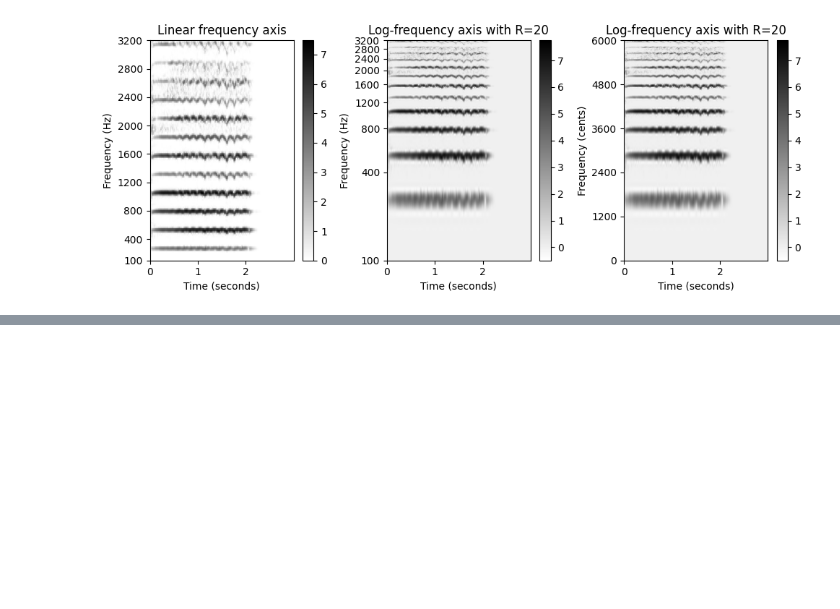
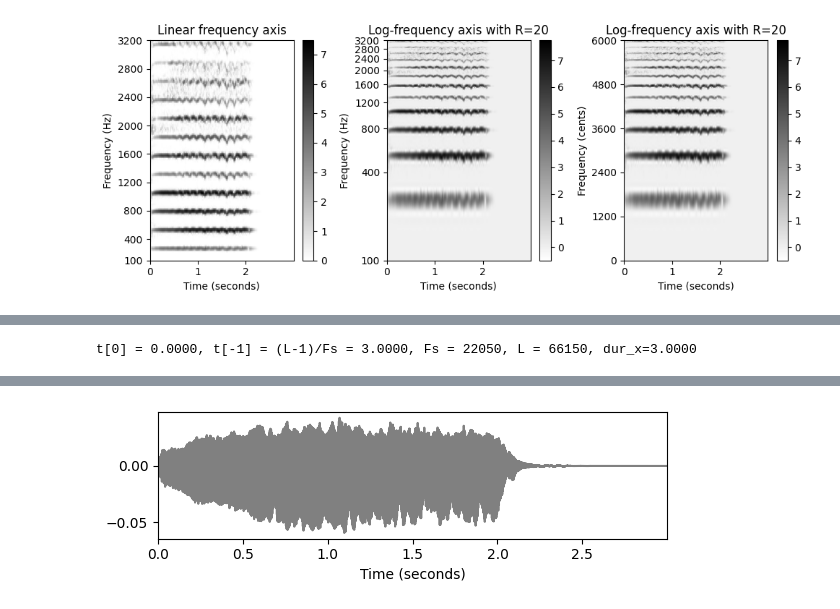
Before and after one commit to jo-cho/mir_kr, a Jupyter notebook: Notebooks/3. Fourier Analysis/4.STFT2.ipynb, the cells around one changed output, grey strips where cells are left out. Saved outputs shown, nothing was run; the diff lists cells and outputs as text; code cells hidden in the pictures; blank space fills up the shorter version.

```diff
--- a/Notebooks/3. Fourier Analysis/4.STFT2.ipynb
+++ b/Notebooks/3. Fourier Analysis/4.STFT2.ipynb
@@ -605,0 +663,18 @@ plt.tight_layout()
+# %%
+x, Fs = librosa.load("../audio/violin_c4_legato.wav")
+ipd.Audio(x, rate=Fs)
+L = x.shape[0] #샘플 수
+t_wav = np.arange(L) / Fs
+x_duration = L / Fs #듀레이션
+
+print('t[0] = %0.4f, t[-1] = (L-1)/Fs = %0.4f, Fs = %0.0f, L = %0.0f, dur_x=%0.4f'
+      % (t_wav[0], t_wav[-1], Fs, L, x_duration))
+ipd.display(ipd.Audio(x, rate=Fs))
+
+plt.figure(figsize=(6, 2))
+plt.plot(t_wav, x, color='gray')
+plt.xlim([t_wav[0], t_wav[-1]])
+plt.xlabel('Time (seconds)')
+plt.tight_layout()
+# %% [output]
+t[0] = 0.0000, t[-1] = (L-1)/Fs = 3.0000, Fs = 22050, L = 66150, dur_x=3.0000
@@ -605,0 +682 @@ plt.tight_layout()
+[figure, added]
```
Also changed, not shown: parts of 39 cells of this notebook.
